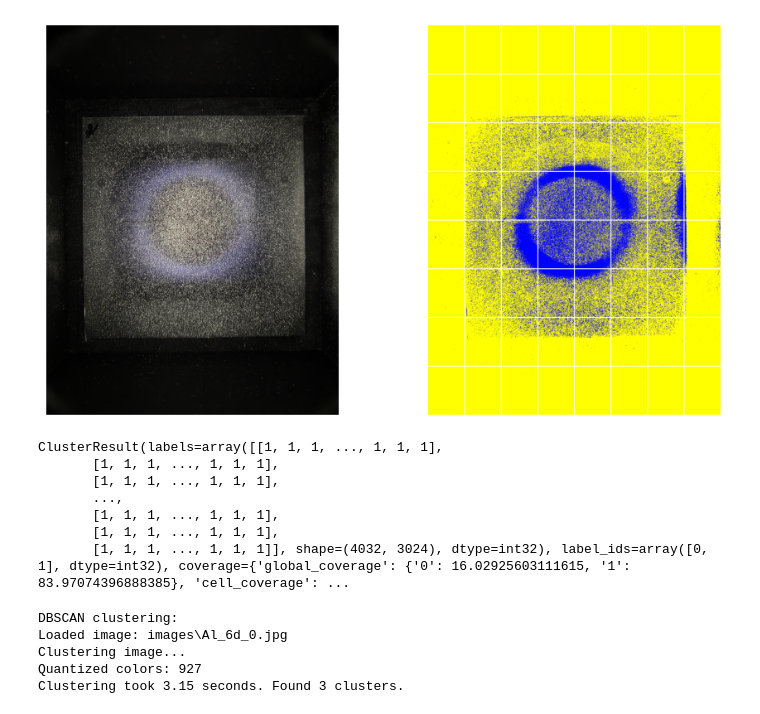
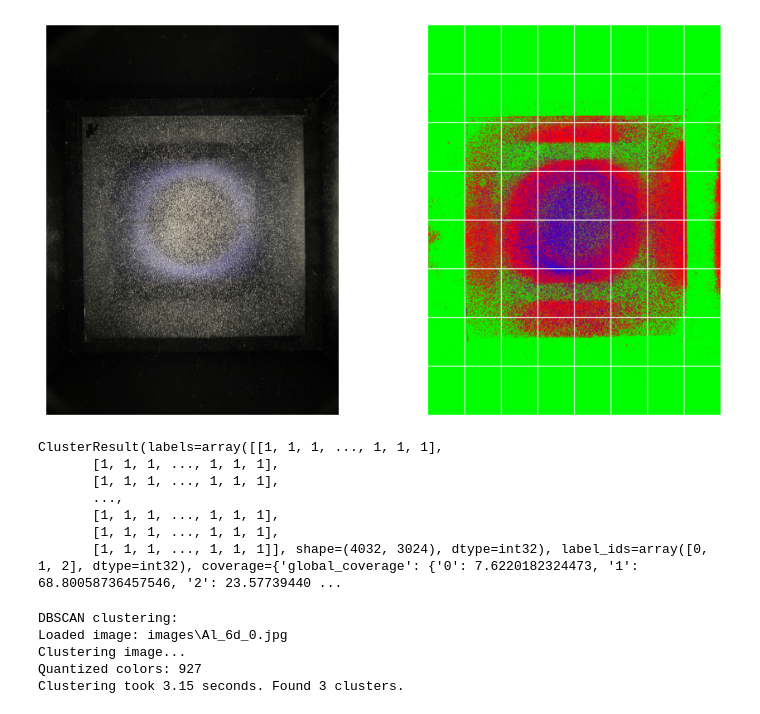
Before and after one commit to AmmoniumX/Thesis, a Jupyter notebook: particle-detection-clustering-distance.ipynb, the cells around one changed output. Saved outputs shown, nothing was run; the diff lists cells and outputs as text; code cells hidden in the pictures.

```diff
--- a/particle-detection-clustering-distance.ipynb
+++ b/particle-detection-clustering-distance.ipynb
@@ -465,7 +465,7 @@ def analyze_image(
 test_img_path = Path(IMGS_DIR, "Al_6d_0.jpg")
 # %%
 print("KMeans clustering:")
-prepared_kmeans = partial(kmeans_clustering, n_clusters=2)
+prepared_kmeans = partial(kmeans_clustering, n_clusters=3)
 analyze_image(
     test_img_path,
     OUTPUT_DIR,
@@ -481,11 +481,11 @@ Clustering took 9.56 seconds. Found 2 clusters.
-[figure, old version]
+[figure, new version]
 ClusterResult(labels=array([[1, 1, 1, ..., 1, 1, 1],
        [1, 1, 1, ..., 1, 1, 1],
        [1, 1, 1, ..., 1, 1, 1],
        ...,
        [1, 1, 1, ..., 1, 1, 1],
        [1, 1, 1, ..., 1, 1, 1],
-       [1, 1, 1, ..., 1, 1, 1]], shape=(4032, 3024), dtype=int32), label_ids=array([0, 1], dtype=int32), coverage={'global_coverage': {'0': 16.02925603111615, '1': 83.97074396888385}, 'cell_coverage': ...
+       [1, 1, 1, ..., 1, 1, 1]], shape=(4032, 3024), dtype=int32), label_ids=array([0, 1, 2], dtype=int32), coverage={'global_coverage': {'0': 7.6220182324473, '1': 68.80058736457546, '2': 23.57739440 ...
 # %%
 print("DBSCAN clustering:")
 prepared_dbscan = partial(
```
Also changed, not shown: parts of 1 cell of this notebook.
